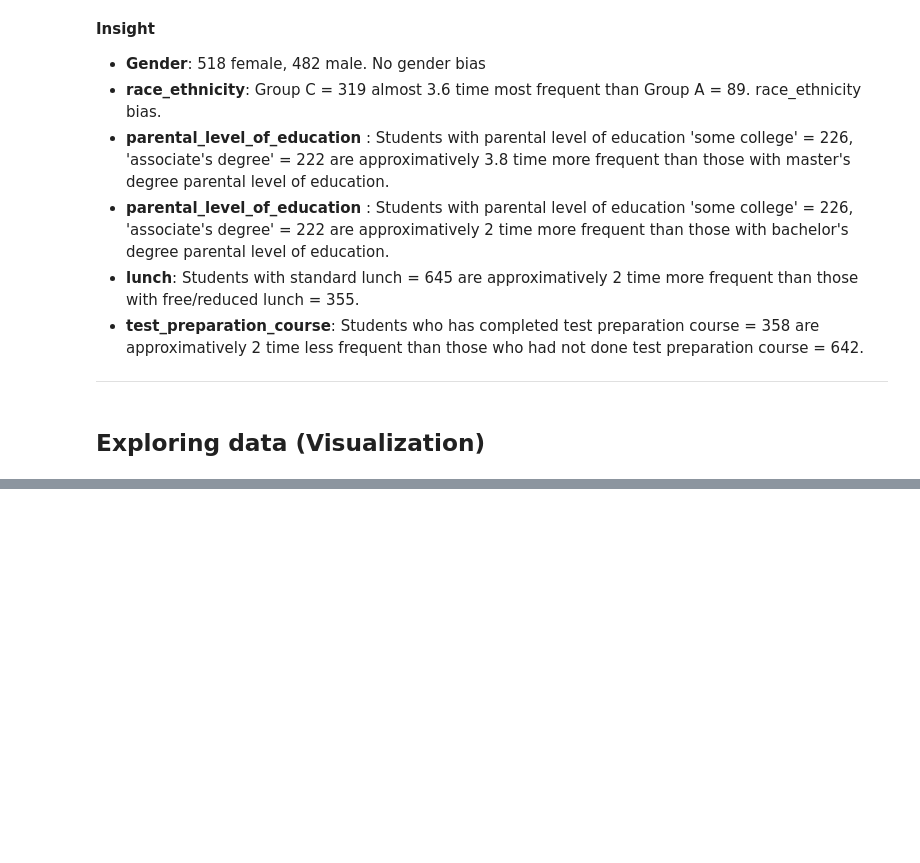
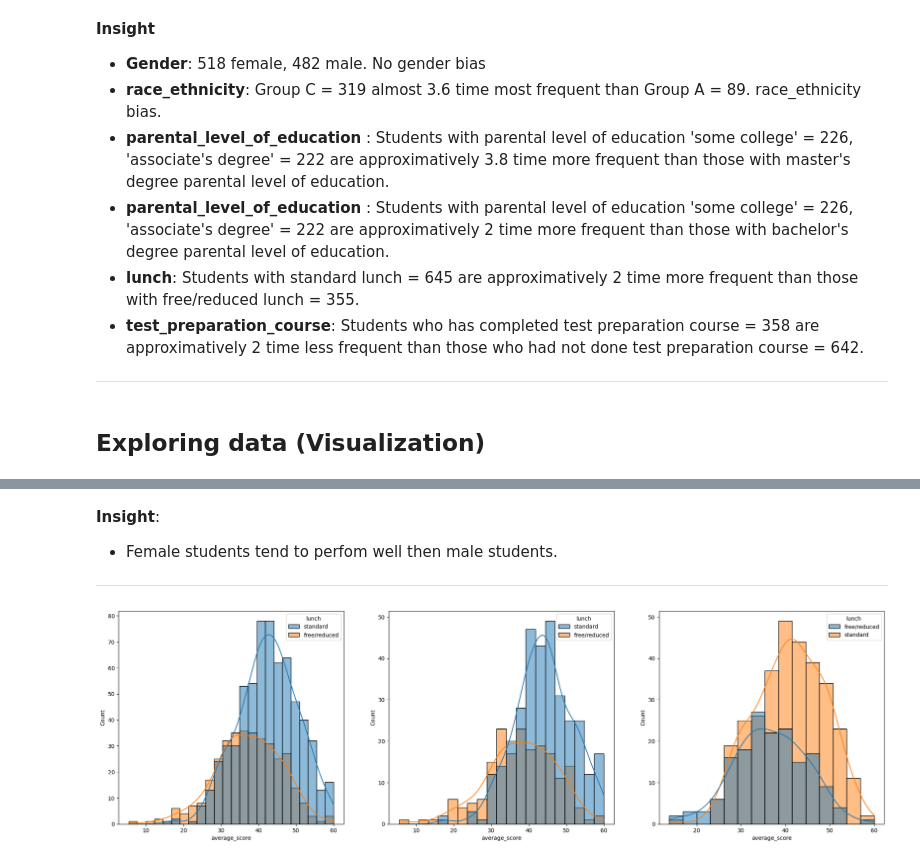
Before and after one commit to mohamedomartoure/mlproject, a Jupyter notebook: notebook/EDA STUDENT PERFORMANCE.ipynb, the cells around one changed output, grey strips where cells are left out. Drawn from its saved outputs; the diff is of its cells as text; code cells hidden in the pictures; blank space fills up the shorter version.

```diff
--- a/notebook/EDA STUDENT PERFORMANCE.ipynb
+++ b/notebook/EDA STUDENT PERFORMANCE.ipynb
@@ -256,0 +285,19 @@ Name: count, dtype: int64
+# %% [markdown]
+**Insight**:
+* Female students tend to perfom well then male students.
+____________________________________________________________________________________________________________________________________________
+# %%
+fig, axs = plt.subplots(nrows=1, ncols=3, figsize=(25, 7))
+
+plt.subplot(131)
+sns.histplot(data=df, x='average_score', kde=True, hue='lunch')
+
+plt.subplot(132)
+sns.histplot(data=df[df.gender == 'female'], x='average_score', kde=True, hue='lunch')
+
+plt.subplot(133)
+sns.histplot(data=df[df.gender == 'male'], x='average_score', kde=True, hue='lunch')
+
+plt.show()
+# %% [output]
+[figure, added]
```
Also changed, not shown: parts of 46 cells of this notebook.
